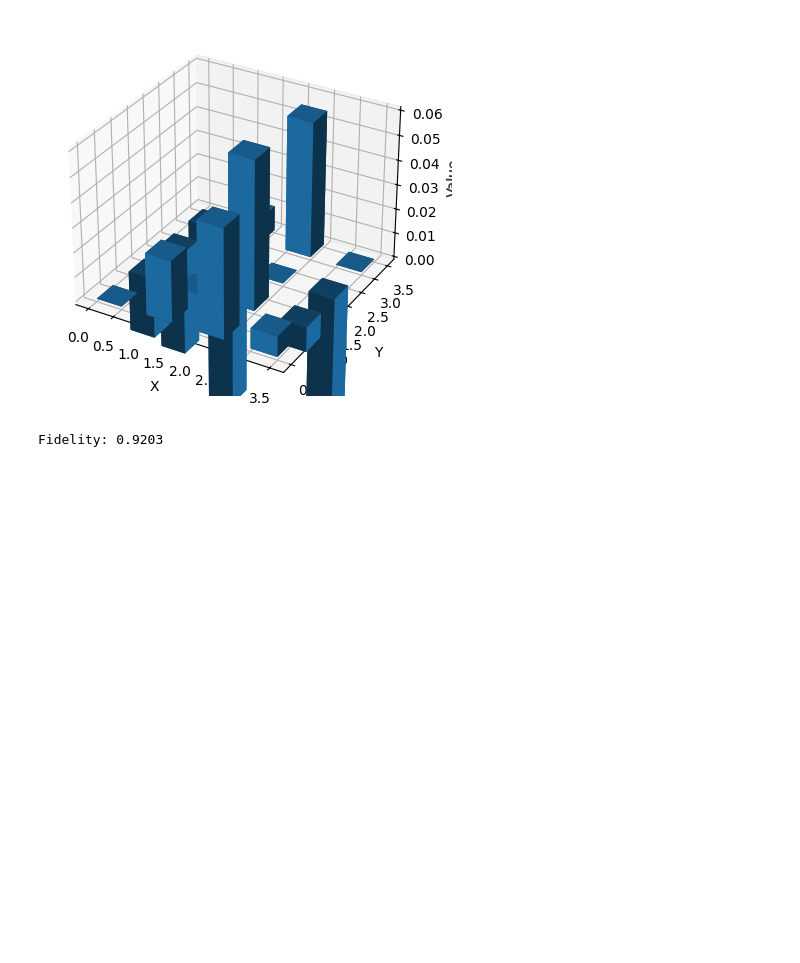
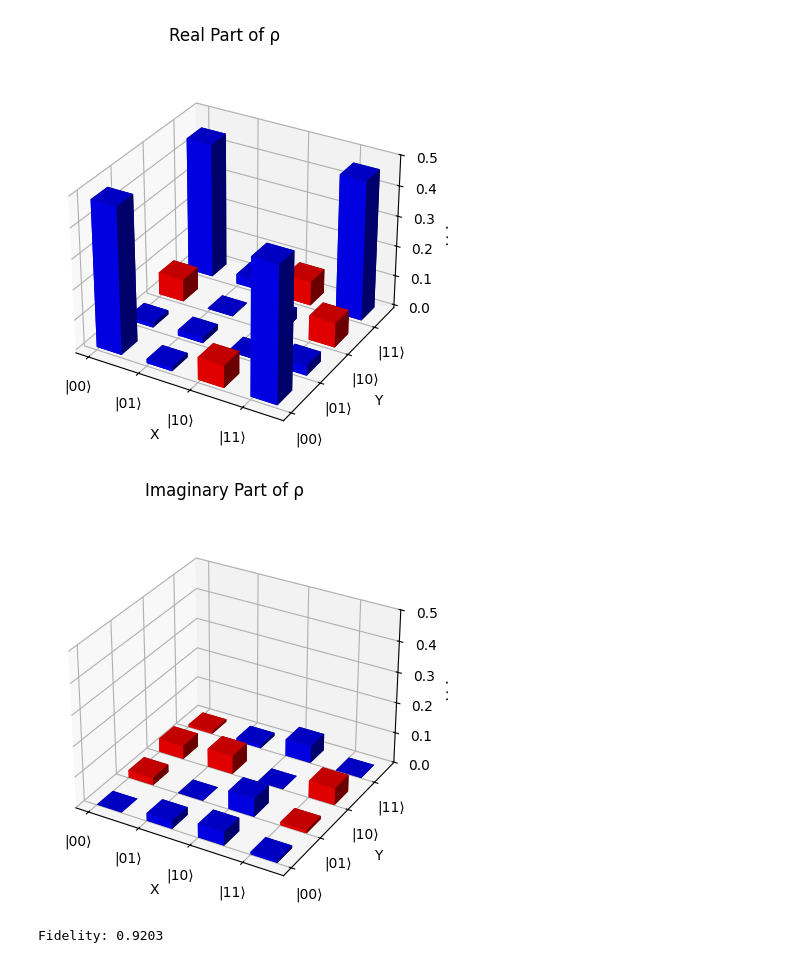
Before and after one commit to nimrodishi/iqis, a Jupyter notebook: analysis.ipynb, the cells around one changed output. Saved outputs shown, nothing was run; the diff lists cells and outputs as text; code cells hidden in the pictures; blank space fills up the shorter version.

Commit message:
fixed p calc, bar chart formatting and add imag part

```diff
--- a/analysis.ipynb
+++ b/analysis.ipynb
@@ -64,7 +64,7 @@ from typing import List
 import numpy as np
 import matplotlib.pyplot as plt
 from scipy.linalg import sqrtm
-
+import tabulate
 
 def prep_df(filepath: str):
     df = pd.read_excel(filepath)
@@ -72,8 +72,8 @@ def prep_df(filepath: str):
     helper = defaultdict(dict)
     for col in df.columns:
         meas_base, meas = col[:2], col[2:]
-        meas = {'1':'00','2':'01','3':'10','4':'11'}[meas]
-        helper[meas][meas_base] = df.loc[0, col]
+        meas_key = f"{int(meas)-1:02b}"
+        helper[meas_key][meas_base] = df.loc[0, col]
     for key, val in helper.items():
         new_df["meas"].append(key)
         for pauli, val2 in val.items():
@@ -84,7 +84,7 @@ def prep_df(filepath: str):
 file_path="C:/Users/nimro/Documents/code/iqis/iqislab/chip_data/chip_data/Full Tomography Measurements/DensityMatrices_Fid_92.xlsx"
 
 df = prep_df(file_path)
-print(df)
+print(tabulate.tabulate(df, headers='keys', tablefmt='pretty',floatfmt=".3f"))
 
 def get(base: str, pauli: str):
     return df.iloc[[int(base, 2)]][pauli].values[0]
@@ -124,29 +124,43 @@ sigma = 0.5*np.array([
     [1,0,0,1]
     ])
 
-data = np.real(rho)
-xpos, ypos = np.meshgrid(np.arange(data.shape[0]), np.arange(data.shape[1]), indexing="ij")
+ketfmt = lambda s: f"|{s:02b}⟩"
 
-# Flatten everything for plotting
-xpos = xpos.ravel()
-ypos = ypos.ravel()
-zpos = np.zeros_like(xpos)
 
-# Heights of the bars
-dz = data.ravel()
+def make_fig(data, title):
+    xpos, ypos = np.meshgrid(np.arange(data.shape[0]), np.arange(data.shape[1]), indexing="ij")
 
-# Width and depth of each bar
-dx = dy = 0.5
+    # Flatten everything for plotting
+    xpos = xpos.ravel()
+    ypos = ypos.ravel()
+    zpos = np.zeros_like(xpos)
 
-# Create 3D plot
-fig = plt.figure()
-ax = fig.add_subplot(111, projection='3d')
+    # Heights of the bars
+    dz = data.ravel()
+    print(dz)
 
-ax.bar3d(xpos, ypos, zpos, dx, dy, dz, shade=True)
+    # Width and depth of each bar
+    dx = dy = 0.5
 
-ax.set_xlabel('X')
-ax.set_ylabel('Y')
-ax.set_zlabel('Value')
+    # Create 3D plot
+    fig = plt.figure()
+    fig.suptitle(title)
+    ax = fig.add_subplot(111, projection='3d')
+
+    ax.bar3d(xpos, ypos, zpos, dx, dy, np.abs(dz), shade=True, color=['r' if z<0 else 'b' for z in dz])
+
+
+    ax.set_xlabel('X')
+    ax.set_ylabel('Y')
+    ax.set_zlabel('Value')
+    ax.set_yticks([3, 2, 1, 0], [ketfmt(i) for i in range(3, -1, -1)])
+    ax.set_xticks([0, 1, 2, 3], [ketfmt(i) for i in range(4)])
+    ax.set_zticks([0.1 * i for i in range(6)])
+
+RHO = "ρ"
+make_fig(data=np.real(rho), title=f"Real Part of {RHO}")
+make_fig(data=np.imag(rho), title=f"Imaginary Part of {RHO}")
+
 
 plt.show()
 
@@ -175,2 +190,3 @@ meas
-[figure, old version]
+[figure, new version]
+[figure, added]
 Fidelity: 0.9203
```
Also changed, not shown: parts of 2 cells of this notebook.
